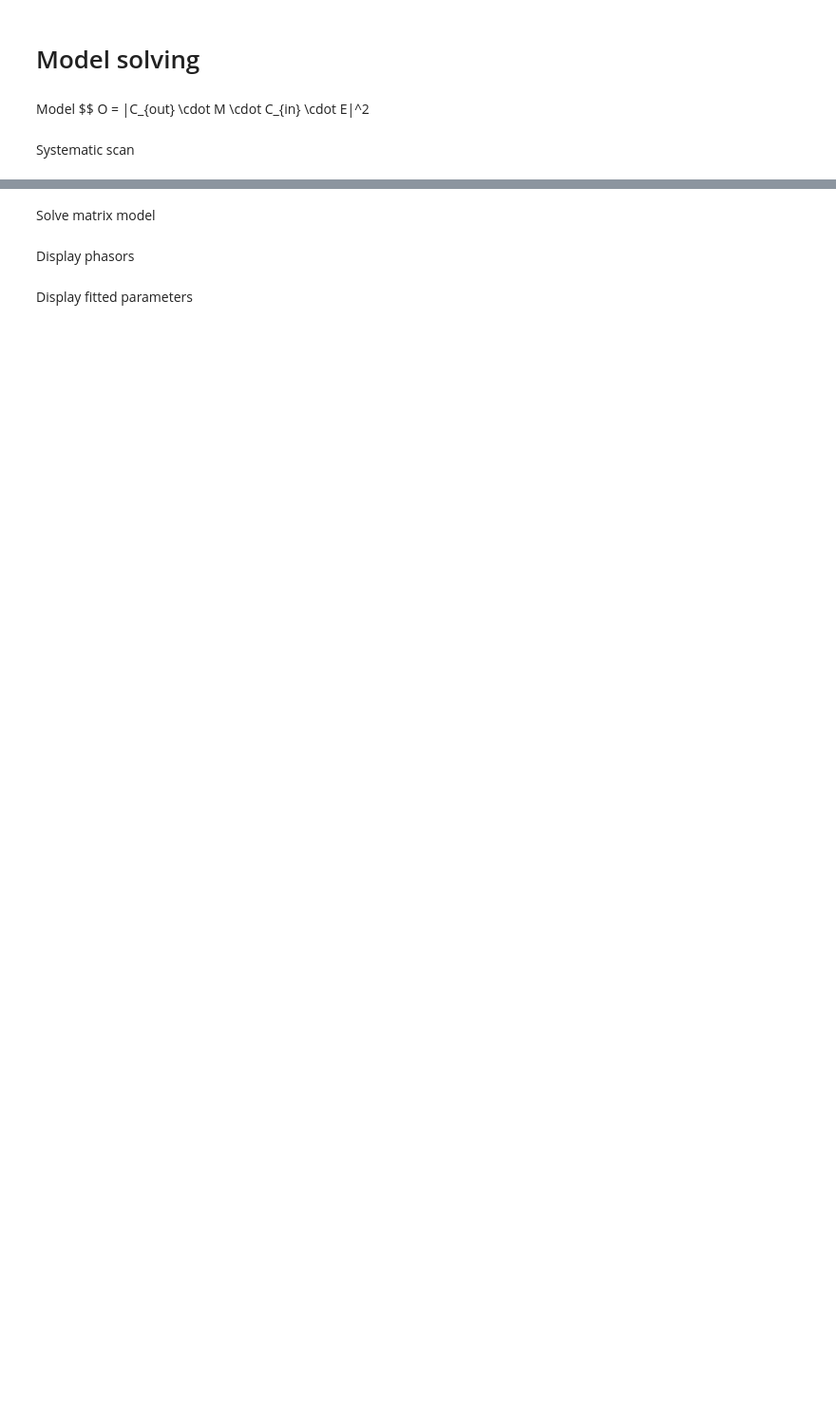
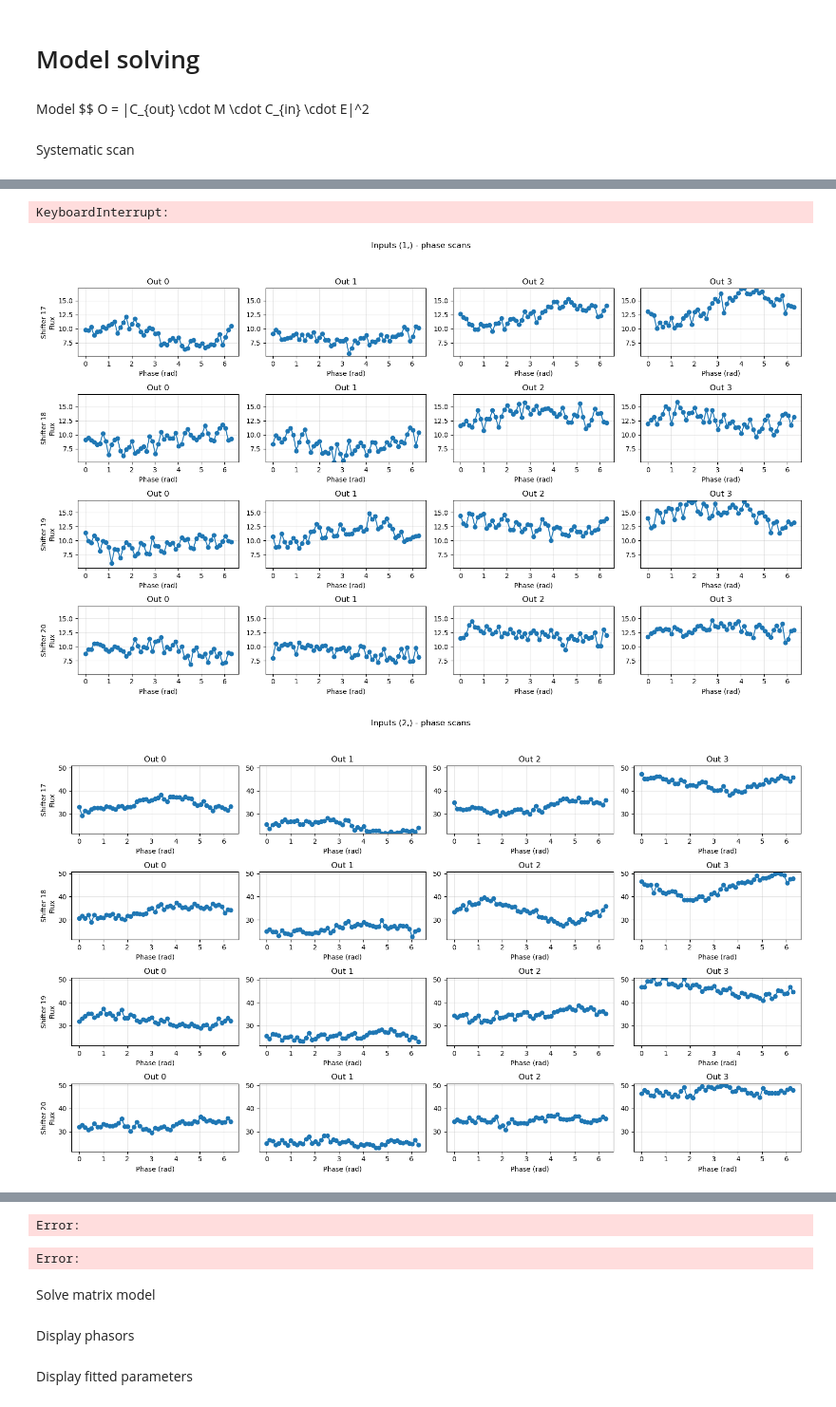
Before and after one commit to VForiel/PhD-Experiments, a Jupyter notebook: N4x4-T8_characterisation.ipynb, the cells around one changed output, grey strips where cells are left out. Shown at 95% size. Cells and saved outputs as stored; diff of their text form; code cells hidden in the pictures; blank space fills up the shorter version.

```diff
--- a/N4x4-T8_characterisation.ipynb
+++ b/N4x4-T8_characterisation.ipynb
@@ -37,0 +98,6 @@ TOPAs
+# %%
+arch.shifters[0].set_power(0.6)
+cur = arch.shifters[0].get_current()
+volt = arch.shifters[0].get_voltage()
+pow = arch.shifters[0].get_power()
+print(f"Current: {cur} mA, Voltage: {volt} V, Power: {pow*1000} mW")
@@ -65,6 +134,10 @@ def intensity_model_ideal(E):
 # %% [markdown]
 Systematic scan
 # %%
-data, metadata = characterisation.systematic_scan(arch, plot=True, return_metadata=True)
+from src.N4x4_T8_characterisation import systematic_scan
+
+data, metadata = systematic_scan.run(arch, plot=True, return_metadata=True)
 for i in range(5):
     metadata[f'figure{i}'].savefig(path / f"systematic_scan_{i}_input.png")
+XPOW().turn_off()
+# %% [output]
@@ -70,0 +161,3 @@ for i in range(5):
+KeyboardInterrupt:
+[figure, added]
+[figure, added]
@@ -70,0 +167,2 @@ for i in range(5):
+Error:
+Error:
```
Also changed, not shown: parts of 23 cells of this notebook, 5 other files.
